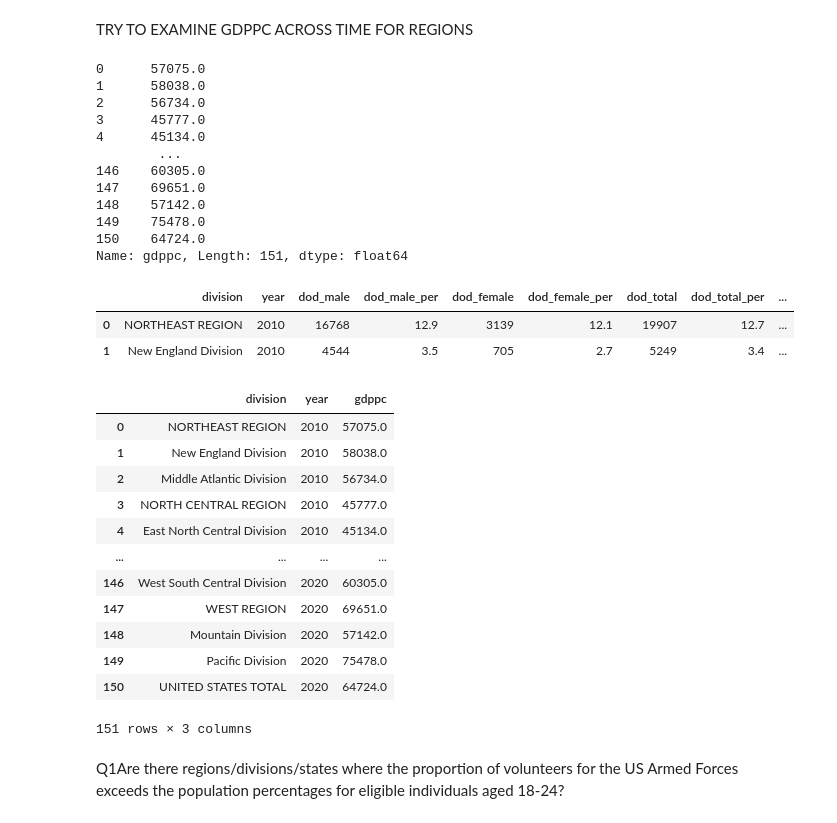
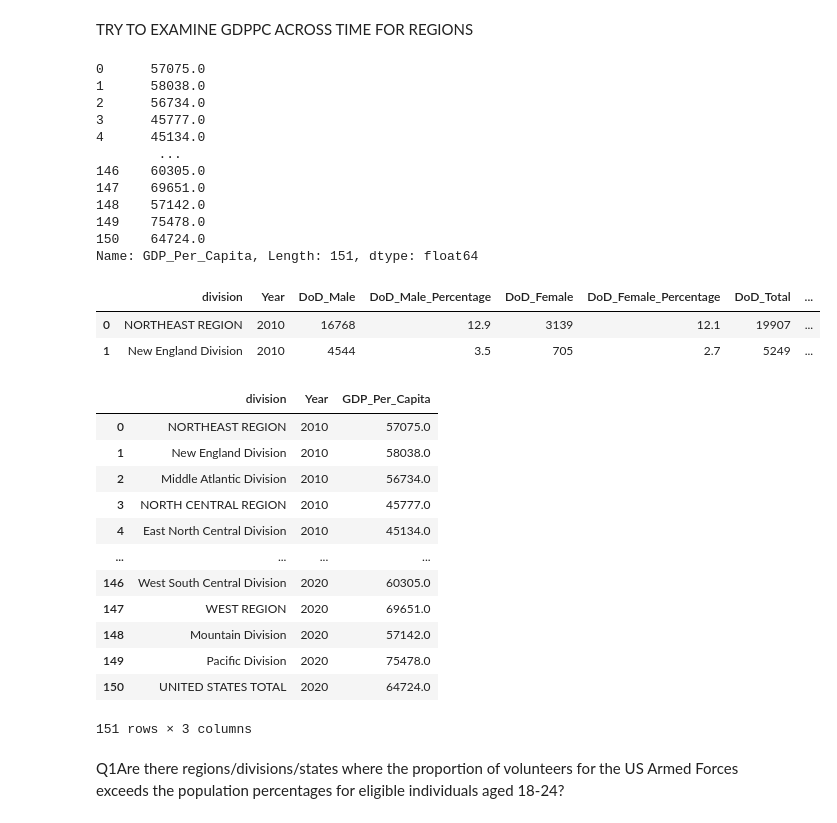
Before and after one commit to NSS-Full-Time-Data-Analytics-14/lightch, a Jupyter notebook: notebook/Accessions2010_20_gdppc.ipynb, the cells around one changed output. Cells and saved outputs as stored; diff of their text form; code cells hidden in the pictures.

```diff
--- a/notebook/Accessions2010_20_gdppc.ipynb
+++ b/notebook/Accessions2010_20_gdppc.ipynb
@@ -9,7 +10,7 @@ import seaborn as sns
 # %% [markdown]
 READ IN FILE
 # %%
-df = pd.read_excel('../data/FY2010_20_Active_Component_Accessions_Non_PriorSvc_Census_Region.xlsx')
+df = pd.read_excel('../data/FY2010_20_Active_Component_Accessions_Non_PriorSvc_Census_Region_v1.xlsx')
 # %%
 df
 # %% [output]
@@ -51,7 +118,7 @@ memory usage: 14.3+ KB
 # %% [markdown]
 TRY TO EXAMINE GDPPC ACROSS TIME FOR REGIONS
 # %%
-df.gdppc.round()
+df.GDP_Per_Capita.round()
 # %% [output]
 0      57075.0
 1      58038.0
@@ -64,18 +131,18 @@ df.gdppc.round()
 148    57142.0
 149    75478.0
 150    64724.0
-Name: gdppc, Length: 151, dtype: float64
+Name: GDP_Per_Capita, Length: 151, dtype: float64
 # %%
-df.gdppc = df.gdppc.round()
+df.GDP_Per_Capita = df.GDP_Per_Capita.round()
 df.head(2)
 # %% [output]
-|  | division | year | dod_male | dod_male_per | dod_female | dod_female_per | dod_total | dod_total_per | ... |
-| 0 | NORTHEAST REGION | 2010 | 16768 | 12.9 | 3139 | 12.1 | 19907 | 12.7 | ... |
-| 1 | New England Division | 2010 | 4544 | 3.5 | 705 | 2.7 | 5249 | 3.4 | ... |
+|  | division | Year | DoD_Male | DoD_Male_Percentage | DoD_Female | DoD_Female_Percentage | DoD_Total | ... |
+| 0 | NORTHEAST REGION | 2010 | 16768 | 12.9 | 3139 | 12.1 | 19907 | ... |
+| 1 | New England Division | 2010 | 4544 | 3.5 | 705 | 2.7 | 5249 | ... |
 # %%
-df[['division', 'year', 'gdppc']]
+df[['division', 'Year', 'GDP_Per_Capita']]
 # %% [output]
-|  | division | year | gdppc |
+|  | division | Year | GDP_Per_Capita |
 | 0 | NORTHEAST REGION | 2010 | 57075.0 |
 | 1 | New England Division | 2010 | 58038.0 |
 | 2 | Middle Atlantic Division | 2010 | 56734.0 |
```
Also changed, not shown: parts of 37 cells of this notebook, 6 other files.
